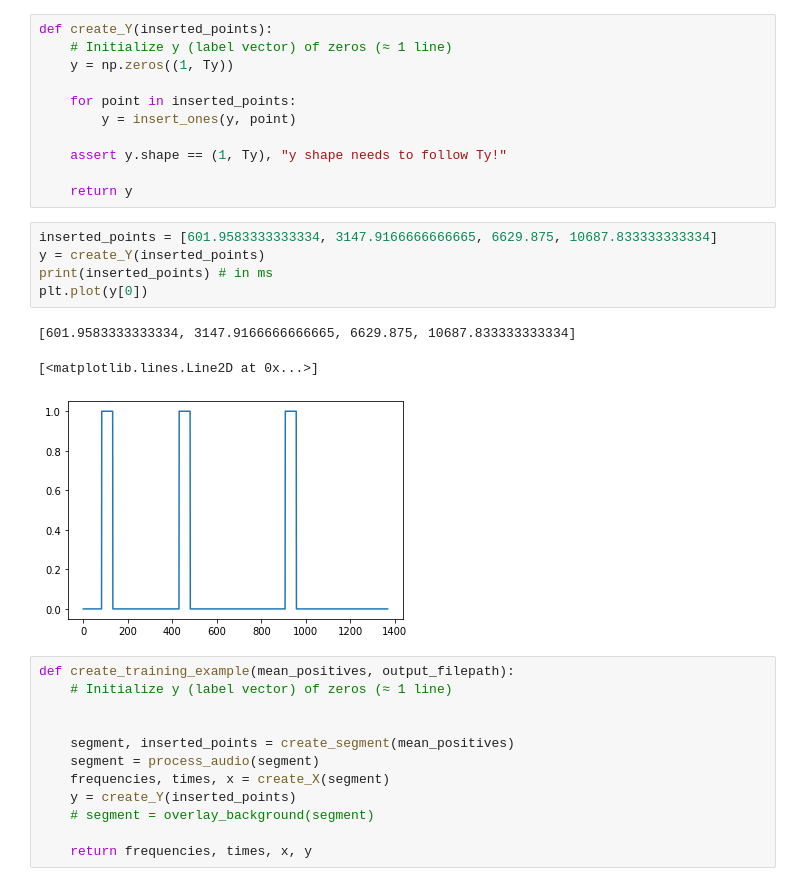
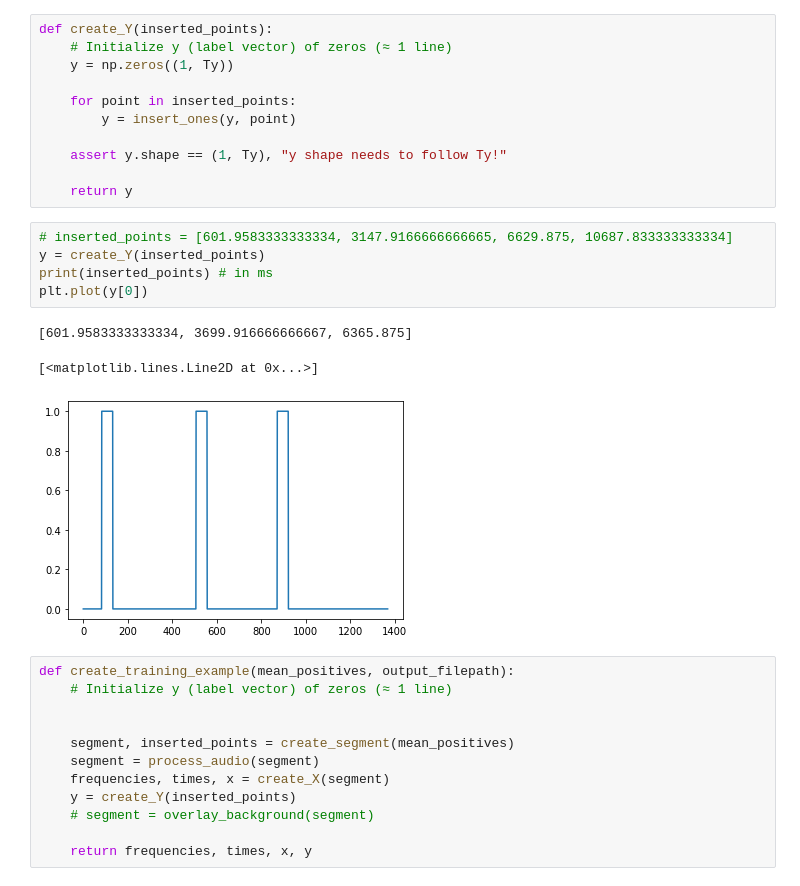
Before and after one commit to ybchen97/filler_detection, a Jupyter notebook: create_examples/speech_to_text_examples.ipynb, the cells around one changed output. Saved outputs shown, nothing was run; the diff lists cells and outputs as text.

```diff
--- a/create_examples/speech_to_text_examples.ipynb
+++ b/create_examples/speech_to_text_examples.ipynb
@@ -236,14 +234,14 @@ def create_Y(inserted_points):
 
     return y
 # %%
-inserted_points = [601.9583333333334, 3147.9166666666665, 6629.875, 10687.833333333334]
+# inserted_points = [601.9583333333334, 3147.9166666666665, 6629.875, 10687.833333333334]
 y = create_Y(inserted_points)
 print(inserted_points) # in ms
 plt.plot(y[0])
 # %% [output]
-[601.9583333333334, 3147.9166666666665, 6629.875, 10687.833333333334]
+[601.9583333333334, 3699.916666666667, 6365.875]
 [<matplotlib.lines.Line2D at 0x...>]
-[figure, old version]
+[figure, new version]
 # %%
 def create_training_example(mean_positives, output_filepath):
     # Initialize y (label vector) of zeros (≈ 1 line)
```
Also changed, not shown: parts of 4 cells of this notebook.
